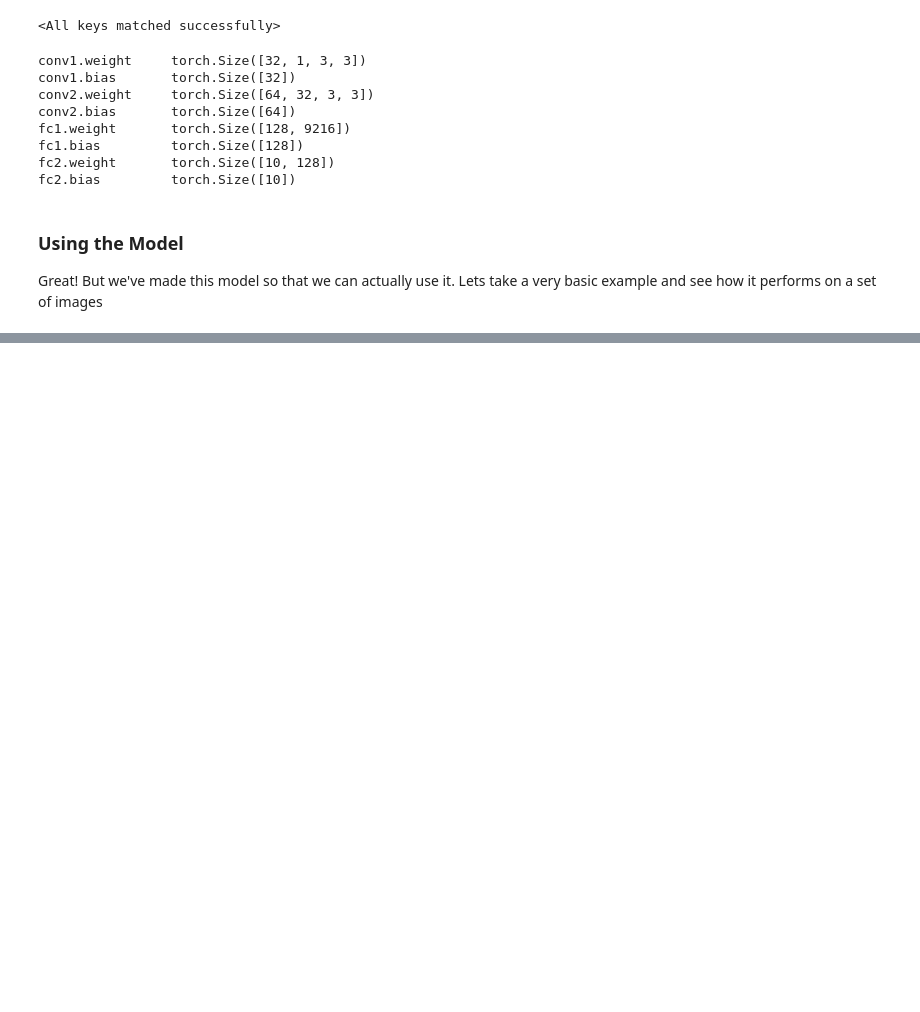
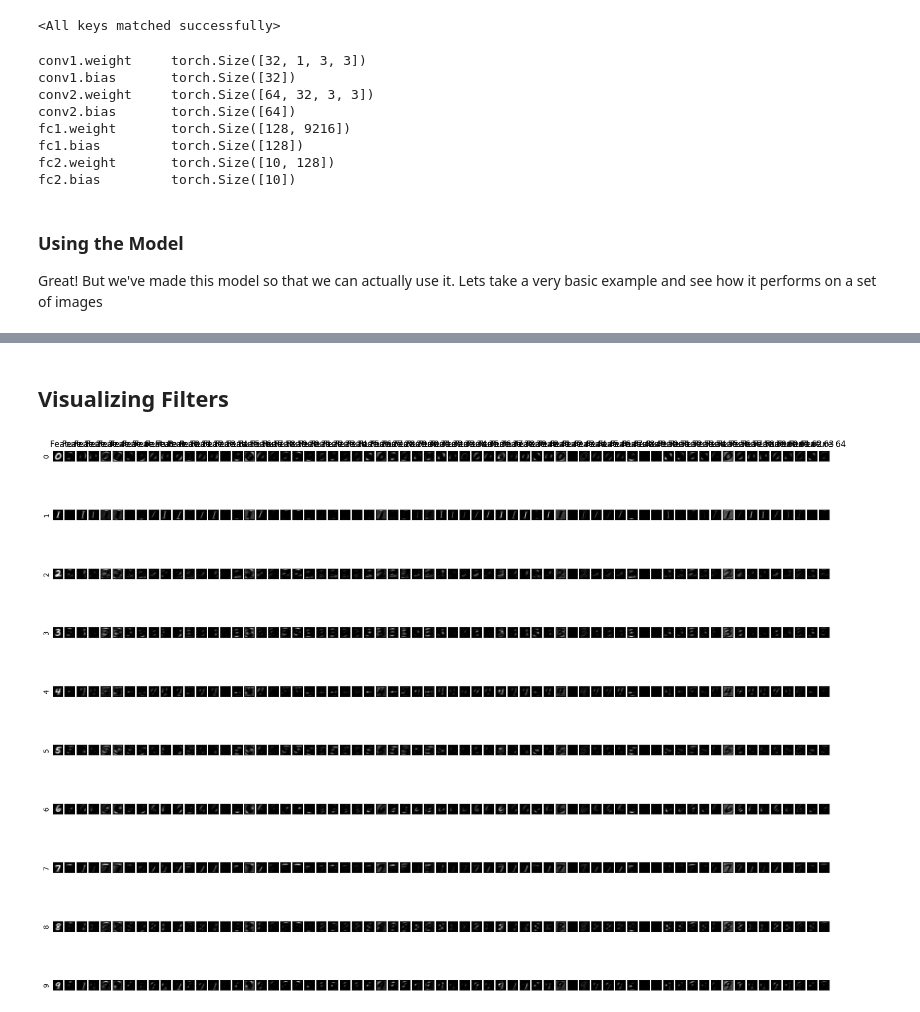
Before and after one commit to cbolles/upward_bound, a Jupyter notebook: ENERGIZE/day_2/5_MNIST.ipynb, the cells around one changed output, grey strips where cells are left out. Saved outputs shown, nothing was run; the diff lists cells and outputs as text; code cells hidden in the pictures; blank space fills up the shorter version.

Commit message:
Code to visualize features

```diff
--- a/ENERGIZE/day_2/5_MNIST.ipynb
+++ b/ENERGIZE/day_2/5_MNIST.ipynb
@@ -391,0 +392,2 @@ show_images(images, labels, pred)
+# %% [markdown]
+## Visualizing Filters
@@ -391,0 +422,31 @@ show_images(images, labels, pred)
+# %%
+def showActivations(data, activations, plot_size=(20,7), same_scale=False):
+    """Plot feature map for each example digit"""
+    fig, axarr = plt.subplots(activations.size(0), activations.size(1)+1, figsize=plot_size)
+
+    # extract max/min values to scale
+    if same_scale:
+        vmin = activations.min()
+        vmax = activations.max()
+
+    for digit in range(activations.size(0)):
+        # show original images
+        axarr[digit, 0].imshow(data[digit,0], cmap='gray')
+        axarr[digit, 0].set_xticks([])
+        axarr[digit, 0].set_yticks([])
+        axarr[digit, 0].set_ylabel(f'{digit}')
+
+        # show features
+        for feature in range(activations.size(1)):
+            if same_scale:
+              axarr[digit, feature+1].imshow(activations[digit, feature], cmap='gray', vmin=vmin, vmax=vmax)
+            else:
+              axarr[digit, feature+1].imshow(activations[digit, feature], cmap='gray')
+            axarr[digit, feature+1].set_xticks([])
+            axarr[digit, feature+1].set_yticks([])
+            if digit == 0:
+                axarr[digit, feature+1].set_title("Feature "+str(feature+1))
+
+showActivations(data, avgAct, plot_size=(20,15), same_scale=True)
+# %% [output]
+[figure, added]
```
Also changed, not shown: parts of 2 cells of this notebook.
